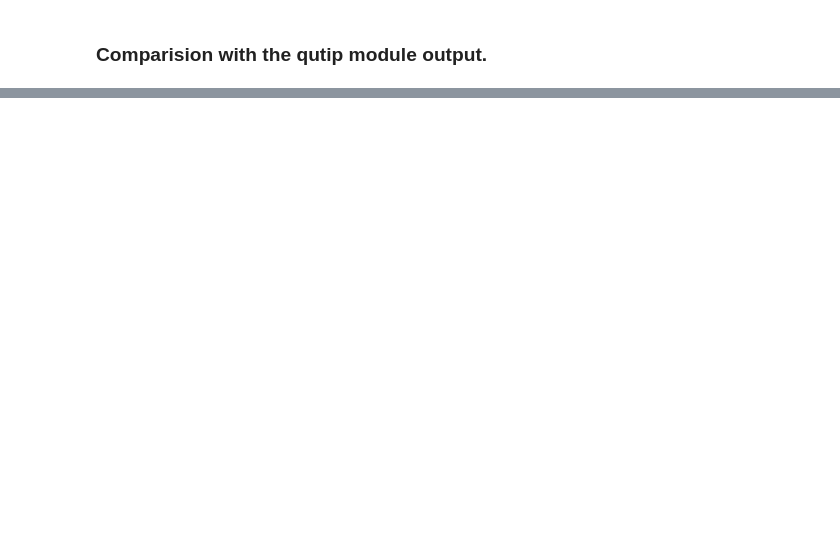
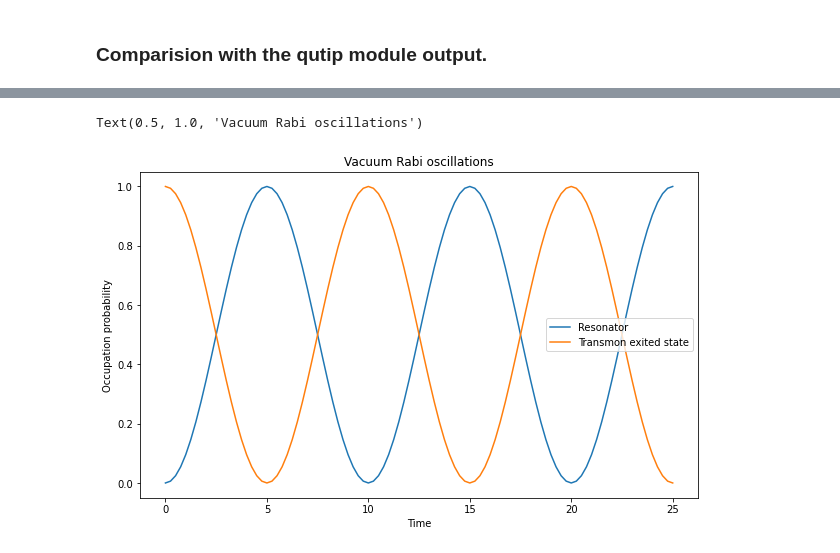
Before and after one commit to ubsuny/superconducting-qubit-raspi2, a Jupyter notebook: Jaynes_cummings_model.ipynb, the cells around one changed output, grey strips where cells are left out. Drawn from its saved outputs; the diff is of its cells as text; code cells hidden in the pictures; blank space fills up the shorter version.

```diff
--- a/Jaynes_cummings_model.ipynb
+++ b/Jaynes_cummings_model.ipynb
@@ -183,0 +185,22 @@ plt.legend()
+# %%
+#defining parameters
+N = 5                  # number of states in resonator mode
+wc = 1.0  * 2 * np.pi  # resonator frequency
+wa = 1.0  * 2 * np.pi  # transmon frequency
+tlist = np.linspace(0,25,101)   # gives the range of time over which dynamics is calculated.
+
+#intial state
+psi0 = tensor(basis(N,0), basis(2,1))    # start with an excited atom
+
+# operators
+a  = tensor(destroy(N), qeye(2))
+sm = tensor(qeye(N), destroy(2))
+
+# Hamiltonian
+H = wc * a.dag() * a + wa * sm.dag() * sm + g * (a.dag() * sm + a * sm.dag())
+
+# solving the Hamiltonian
+c_ops = []             #tells us if there is dissipation of the cavity or transmon
+
+output = mesolve(H, psi0, tlist, c_ops, [a.dag() * a, sm.dag() * sm]) # last argument in the form of list tells
+                                                                       # which operators expectation values should it give.
@@ -183,0 +211,15 @@ plt.legend()
+# %%
+n_c = output.expect[0]
+n_a = output.expect[1]
+
+fig, axes = plt.subplots(1, 1, figsize=(10,6))
+
+axes.plot(tlist, n_c, label="Resonator")
+axes.plot(tlist, n_a, label="Transmon exited state")
+axes.legend(loc=0)
+axes.set_xlabel('Time')
+axes.set_ylabel('Occupation probability')
+axes.set_title('Vacuum Rabi oscillations')
+# %% [output]
+Text(0.5, 1.0, 'Vacuum Rabi oscillations')
+[figure, added]
```
Also changed, not shown: parts of 4 cells of this notebook.
